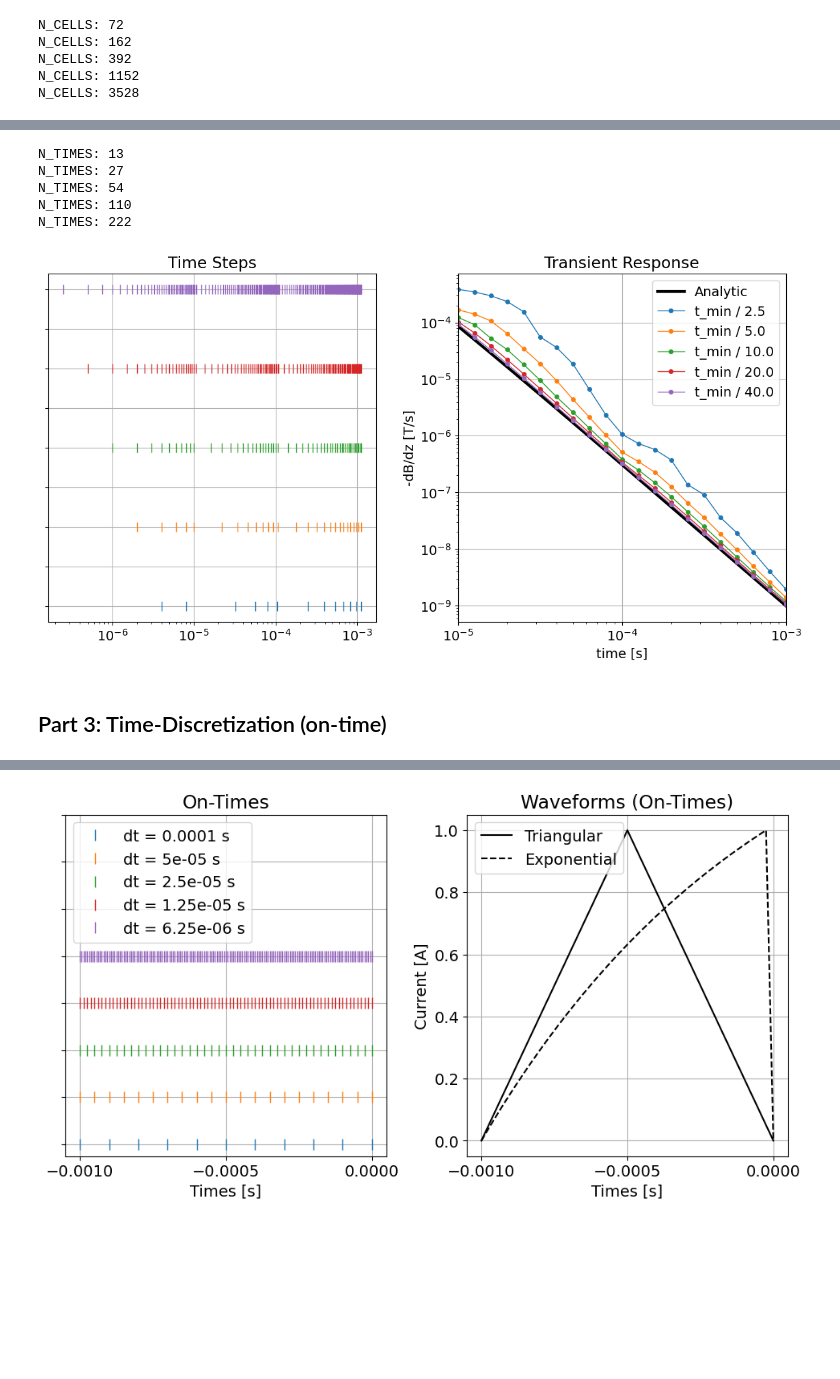
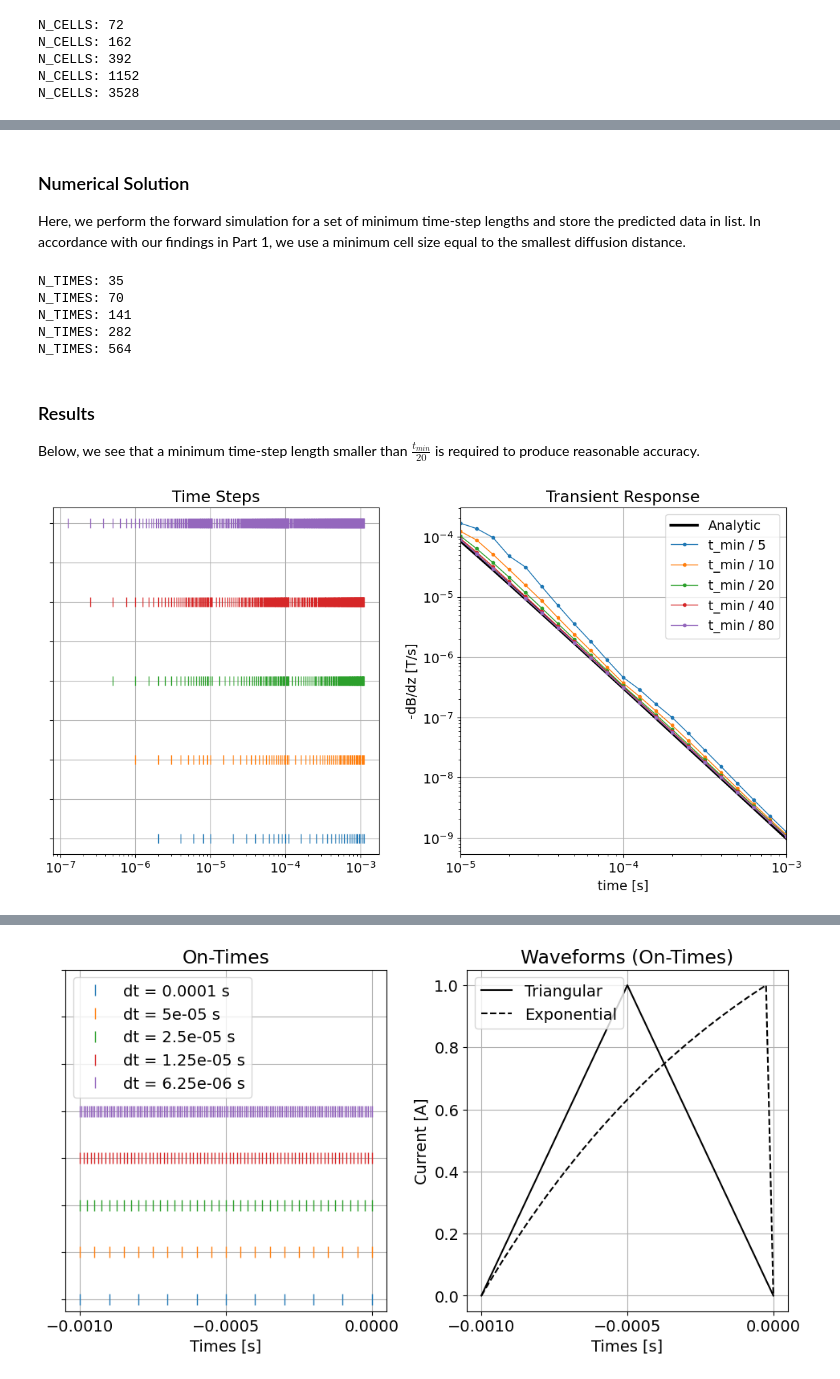
Before and after one commit to simpeg/user-tutorials, a Jupyter notebook: notebooks/08-tdem/fwd_tdem_fundamentals.ipynb, the cells around one changed output, grey strips where cells are left out. Saved outputs shown, nothing was run; the diff lists cells and outputs as text; code cells hidden in the pictures; blank space fills up the shorter version.

Commit message:
tdem fundamentals draft

```diff
--- a/notebooks/08-tdem/fwd_tdem_fundamentals.ipynb
+++ b/notebooks/08-tdem/fwd_tdem_fundamentals.ipynb
@@ -143,6 +136,6 @@ def generate_discretization(dh, d_min, d_max):
     model = halfspace_conductivity * np.ones(np.sum(active_cells))
 
     # Mapping from conductivity model to mesh
-    mapping = maps.InjectActiveCells(mesh, active_cells, air_conductivity)
+    mapping = maps.InjectActiveCells(mesh, active_cells, 1e-8)
 
     return mesh, model, mapping
@@ -212,0 +255,8 @@ dtrue = vertical_magnetic_flux_time_deriv_horizontal_loop(
+# %%
+simulation_1d = tdem.simulation_1d.Simulation1DLayered(
+    survey=generate_survey(stepoff_waveform),
+    thicknesses=[],
+    sigmaMap=maps.IdentityMap(nP=1)
+)
+
+dtrue_stepoff = simulation_1d.dpred(np.array([halfspace_conductivity]))
@@ -234,57 +311,74 @@ t_int = [1.1e-5, 1.01e-4, 1.01e-3]
+# %%
+t_min = time_channels.min()  # Earliest time channel
+
+size_factor = [5, 10, 20, 40, 80]
+dt_min = [t_min/c for c in size_factor]  # minimum time-step lengths
+# %% [markdown]
+### Numerical Solution
+
+Here, we perform the forward simulation for a set of minimum time-step lengths and store the predicted data in list. In accordance with our findings in Part 1, we use a minimum cell size equal to the smallest diffusion distance.
 # %%
+# Store the predicted data and time steps
 dpred_2 = []
-sim_times = []
+simulation_times = []
 
+# Define the mesh, model and mapping
 mesh, model, mapping = generate_discretization(d_min, d_min, d_max)
 
 for dt in dt_min:
 
+    # Define the simulation
     simulation = tdem.simulation.Simulation3DElectricField(
         mesh,
         survey=generate_survey(stepoff_waveform),
         sigmaMap=mapping,
     )
 
+    # Set the time steps
     time_steps = [
-        (dt, int(t_int[0]/dt)),
-        (6*dt, int(t_int[1]/(6*dt))),
-        (36*dt, int(t_int[2]/(36*dt)))
+        (dt, int(1.05*t_min/dt)),
+        (5*dt, int(10*t_min/(5*dt) + 1)),
+        (25*dt, int(100*t_min/(25*dt) + 1))
     ]
+    simulation.time_steps = time_steps
 
-    simulation.time_steps = time_steps
-    sim_times.append(simulation.times[1:])
+    # Store the time steps
+    simulation_times.append(simulation.times[1:])
+
+    # Simulate the data
+    dpred_2.append(simulation.dpred(model))
 
     print('N_TIMES: {}'.format(simulation.nT))
-
-    dpred_2.append(simulation.dpred(model))
 # %% [output]
-N_TIMES: 13
-N_TIMES: 27
-N_TIMES: 54
-N_TIMES: 110
-N_TIMES: 222
+N_TIMES: 35
+N_TIMES: 70
+N_TIMES: 141
+N_TIMES: 282
+N_TIMES: 564
+# %% [markdown]
+### Results
+
+Below, we see that a minimum time-step length smaller than $\frac{t_{min}}{20}$ is required to produce reasonable accuracy.
 # %%
 fig = plt.figure(figsize=(12, 6))
 
 ax1 = fig.add_axes([0.05, 0.1, 0.4, 0.85])
-for ii, tvec in enumerate(sim_times):
+for ii, tvec in enumerate(simulation_times):
     ax1.semilogx(tvec, ii*np.ones_like(tvec), '|', markersize=10)
 ax1.set_yticklabels([])
 ax1.set_title('Time Steps')
 ax1.grid()
 
 ax2 = fig.add_axes([0.55, 0.1, 0.4, 0.85])
-ax2.loglog(time_channels, -dtrue, 'k', lw=3)
+ax2.loglog(time_channels, -dtrue_stepoff, 'k', lw=3)
 for d in dpred_2:
-    ax2.loglog(time_channels, -d, '-o', lw=1, markersize=4)
+    ax2.loglog(time_channels, -d, '-o', lw=1, markersize=3)
 ax2.set_xlim((np.min(time_channels), np.max(time_channels)))
 ax2.grid()
 ax2.set_xlabel("time [s]")
 ax2.set_ylabel("-dB/dz [T/s]")
 ax2.set_title("Transient Response")
 ax2.legend(['Analytic'] + ['t_min / {}'.format(c) for c in size_factor])
 plt.show()
 # %% [output]
-[figure, old version]
+[figure, new version]
-# %% [markdown]
-## Part 3: Time-Discretization (on-time)
```
Also changed, not shown: parts of 41 cells of this notebook, 3 other files.
